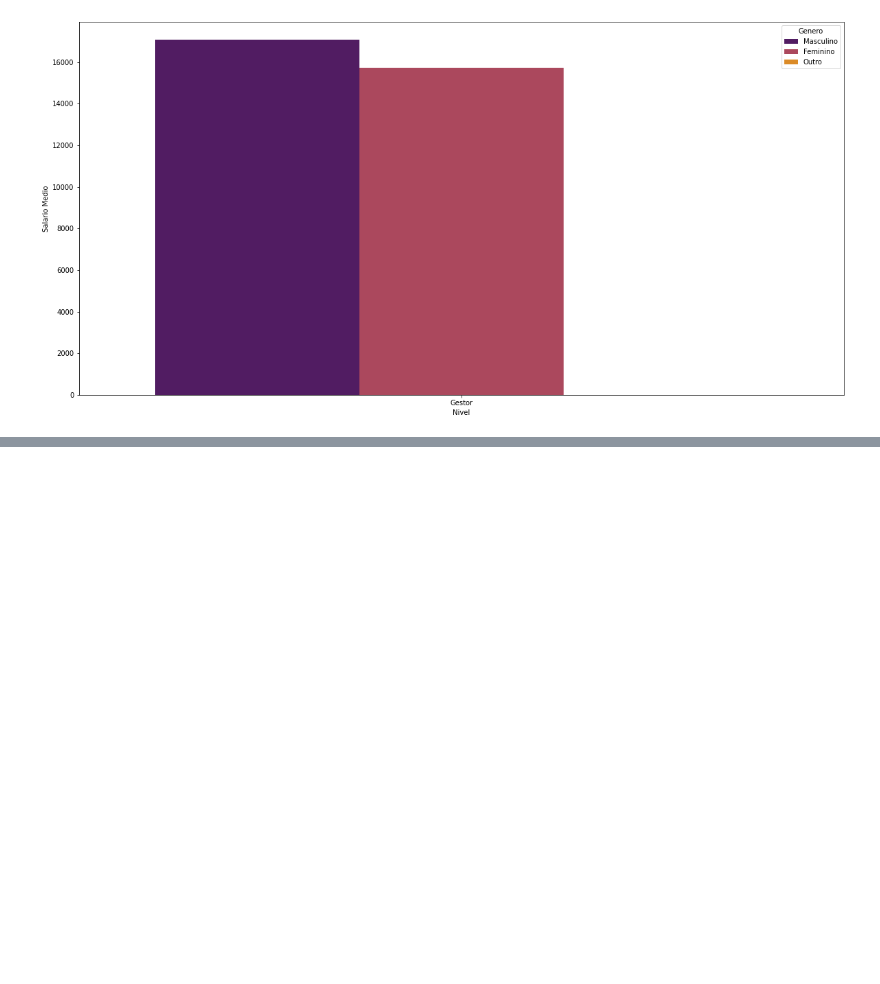
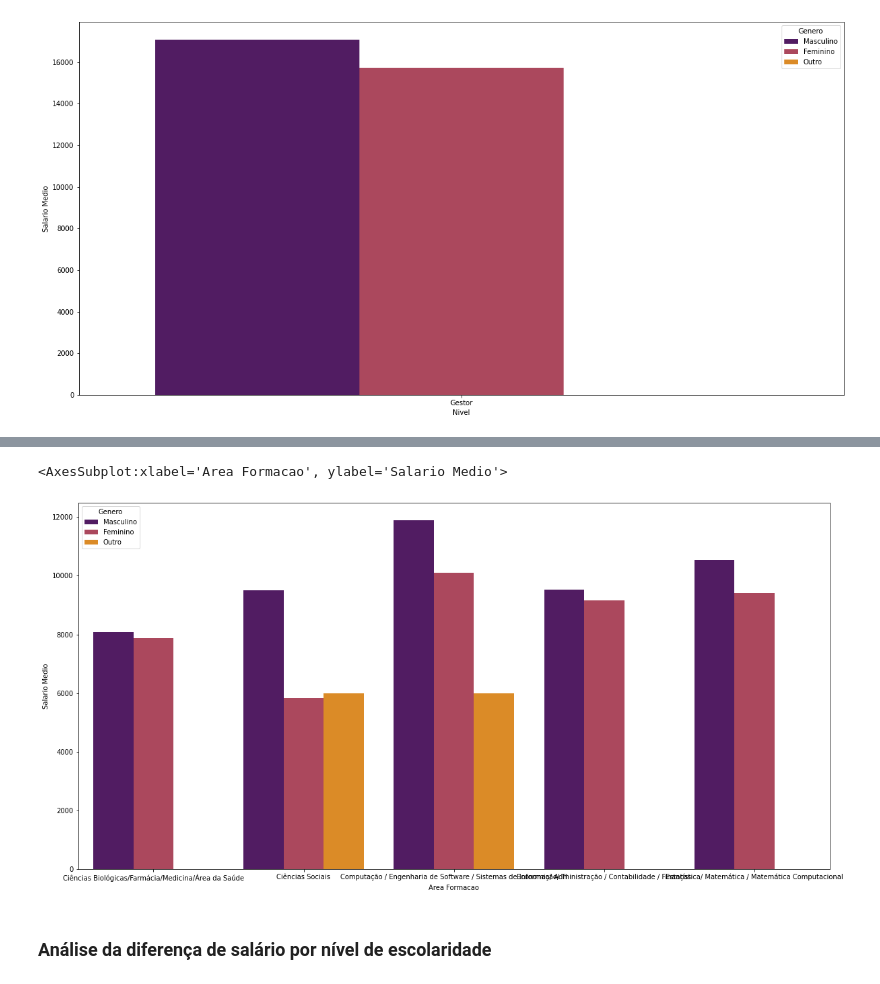
Before and after one commit to luanipiva/BootcampMIA22, a Jupyter notebook: 4. Visualização de Dados/Visualização_de_Dados.ipynb, the cells around one changed output, grey strips where cells are left out. Drawn from its saved outputs; the diff is of its cells as text; code cells hidden in the pictures; blank space fills up the shorter version.

```diff
--- a/4. Visualização de Dados/Visualização_de_Dados.ipynb
+++ b/4. Visualização de Dados/Visualização_de_Dados.ipynb
@@ -249,0 +251,2 @@ sns.barplot(x='Nivel', y='Salario Medio', hue='Genero', data=tmp, palette='infer
+# %%
+tmp = df.groupby(['Genero', 'Area Formacao'])['Faixa Salarial_number'].mean()
@@ -249,0 +263,3 @@ sns.barplot(x='Nivel', y='Salario Medio', hue='Genero', data=tmp, palette='infer
+# %%
+tmp = tmp.reset_index(name='Salario Medio')
+tmp.head()
@@ -249,0 +273,12 @@ sns.barplot(x='Nivel', y='Salario Medio', hue='Genero', data=tmp, palette='infer
+# %%
+plt.figure(figsize=(20,10))
+sns.barplot(x='Area Formacao', y='Salario Medio', hue='Genero', data=tmp,
+order=['Ciências Biológicas/Farmácia/Medicina/Área da Saúde',
+'Ciências Sociais', 'Computação / Engenharia de Software / Sistemas de Informação/ TI',
+'Economia/ Administração / Contabilidade / Finanças', 'Estatística/ Matemática / Matemática Computacional'],
+palette='inferno', hue_order=['Masculino', 'Feminino', 'Outro'])
+# %% [output]
+<AxesSubplot:xlabel='Area Formacao', ylabel='Salario Medio'>
+[figure, added]
+# %% [markdown]
+### Análise da diferença de salário por nível de escolaridade
```
Also changed, not shown: parts of 12 cells of this notebook.
